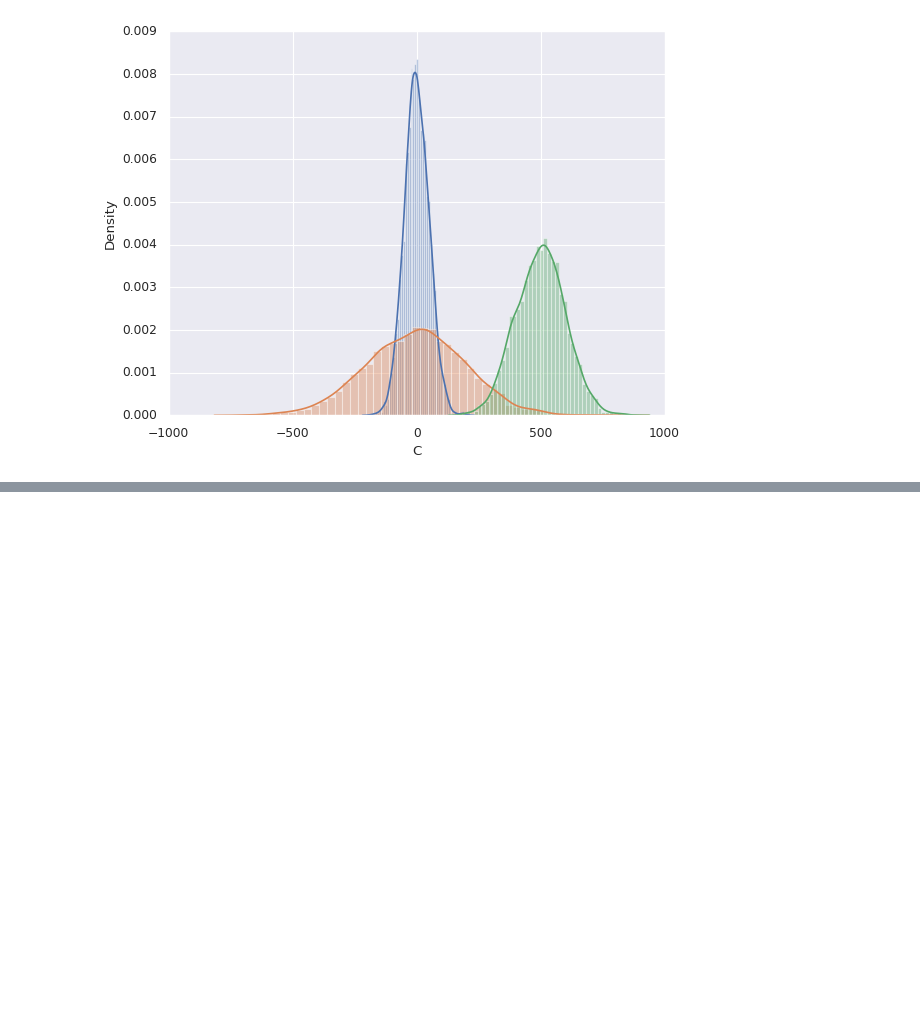
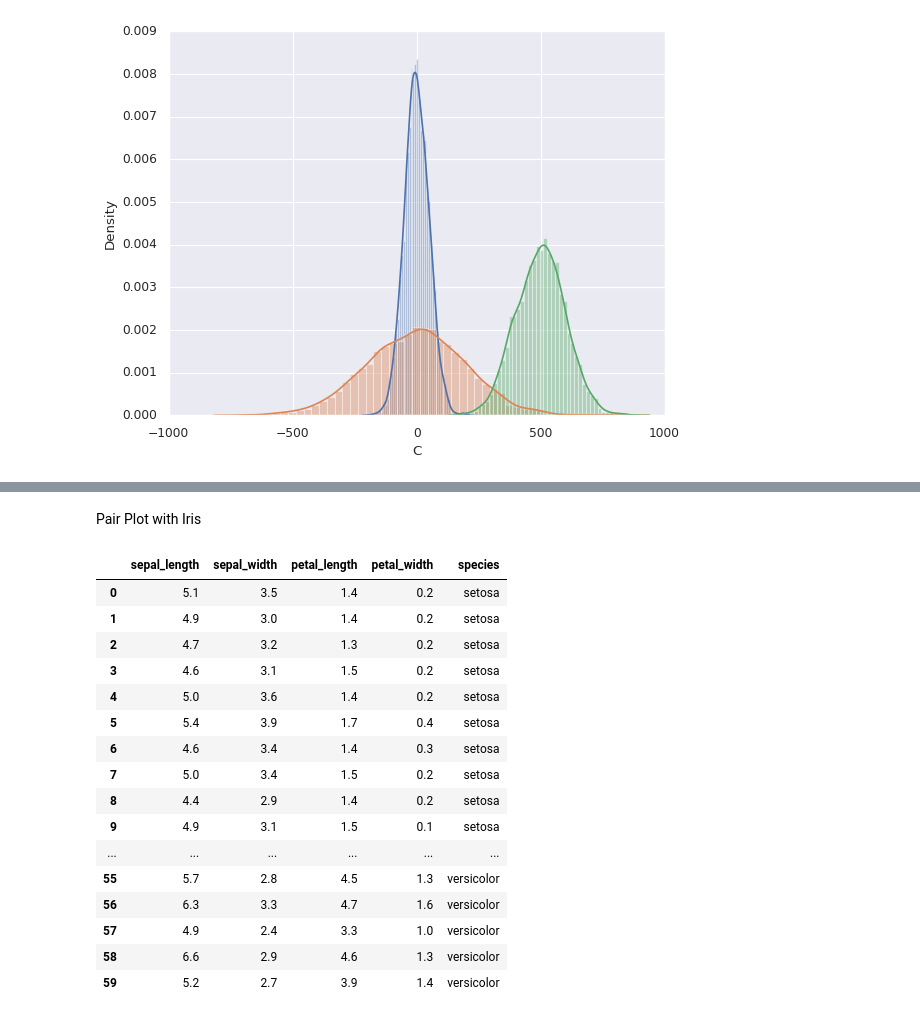
Before and after one commit to tarsojabbes/basics-data-analysis, a Jupyter notebook: MatPlotLib_Seaborn_Bokeh.ipynb, the cells around one changed output, grey strips where cells are left out. Saved outputs shown, nothing was run; the diff lists cells and outputs as text; code cells hidden in the pictures; blank space fills up the shorter version.

```diff
--- a/MatPlotLib_Seaborn_Bokeh.ipynb
+++ b/MatPlotLib_Seaborn_Bokeh.ipynb
@@ -64,0 +79,23 @@ for col in data.columns:
+# %% [markdown]
+Pair Plot with Iris
+# %%
+iris = sns.load_dataset("iris")
+iris.head(60)
+# %% [output]
+|  | sepal_length | sepal_width | petal_length | petal_width | species |
+| 0 | 5.1 | 3.5 | 1.4 | 0.2 | setosa |
+| 1 | 4.9 | 3.0 | 1.4 | 0.2 | setosa |
+| 2 | 4.7 | 3.2 | 1.3 | 0.2 | setosa |
+| 3 | 4.6 | 3.1 | 1.5 | 0.2 | setosa |
+| 4 | 5.0 | 3.6 | 1.4 | 0.2 | setosa |
+| 5 | 5.4 | 3.9 | 1.7 | 0.4 | setosa |
+| 6 | 4.6 | 3.4 | 1.4 | 0.3 | setosa |
+| 7 | 5.0 | 3.4 | 1.5 | 0.2 | setosa |
+| 8 | 4.4 | 2.9 | 1.4 | 0.2 | setosa |
+| 9 | 4.9 | 3.1 | 1.5 | 0.1 | setosa |
+| ... | ... | ... | ... | ... | ... |
+| 55 | 5.7 | 2.8 | 4.5 | 1.3 | versicolor |
+| 56 | 6.3 | 3.3 | 4.7 | 1.6 | versicolor |
+| 57 | 4.9 | 2.4 | 3.3 | 1.0 | versicolor |
+| 58 | 6.6 | 2.9 | 4.6 | 1.3 | versicolor |
+| 59 | 5.2 | 2.7 | 3.9 | 1.4 | versicolor |
```
Also changed, not shown: parts of 5 cells of this notebook.
